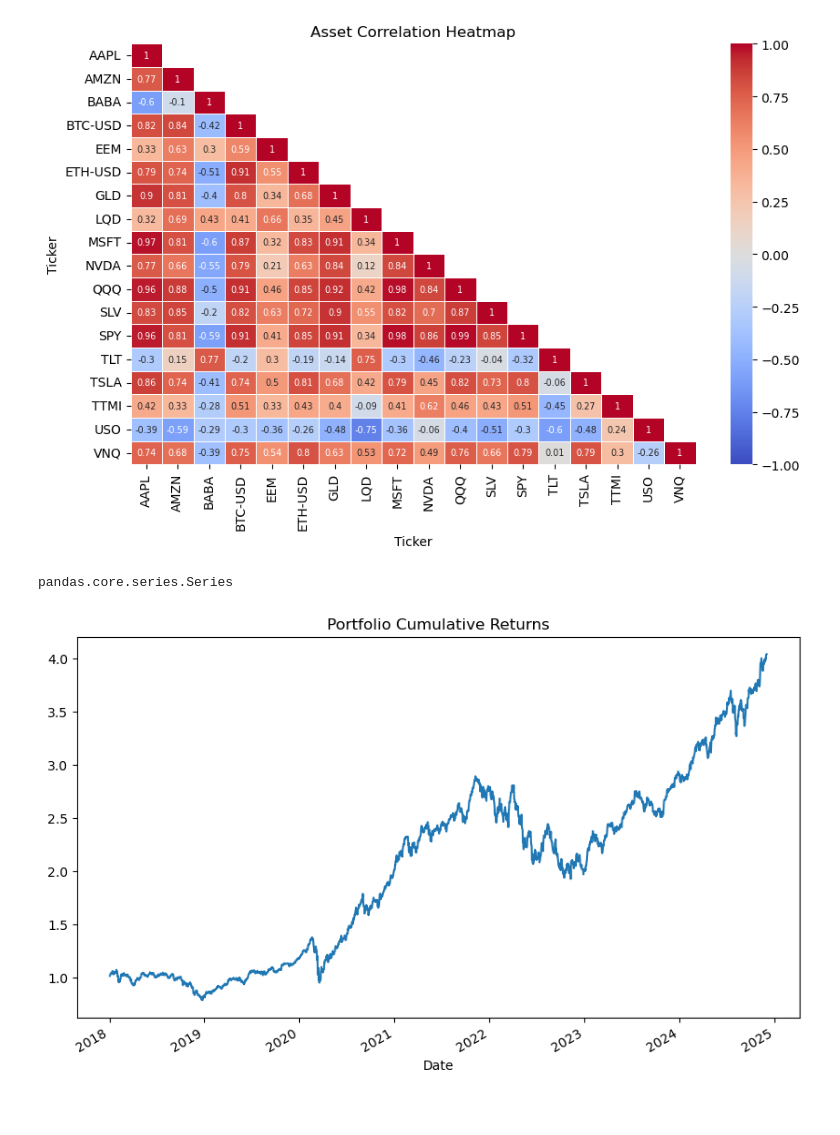
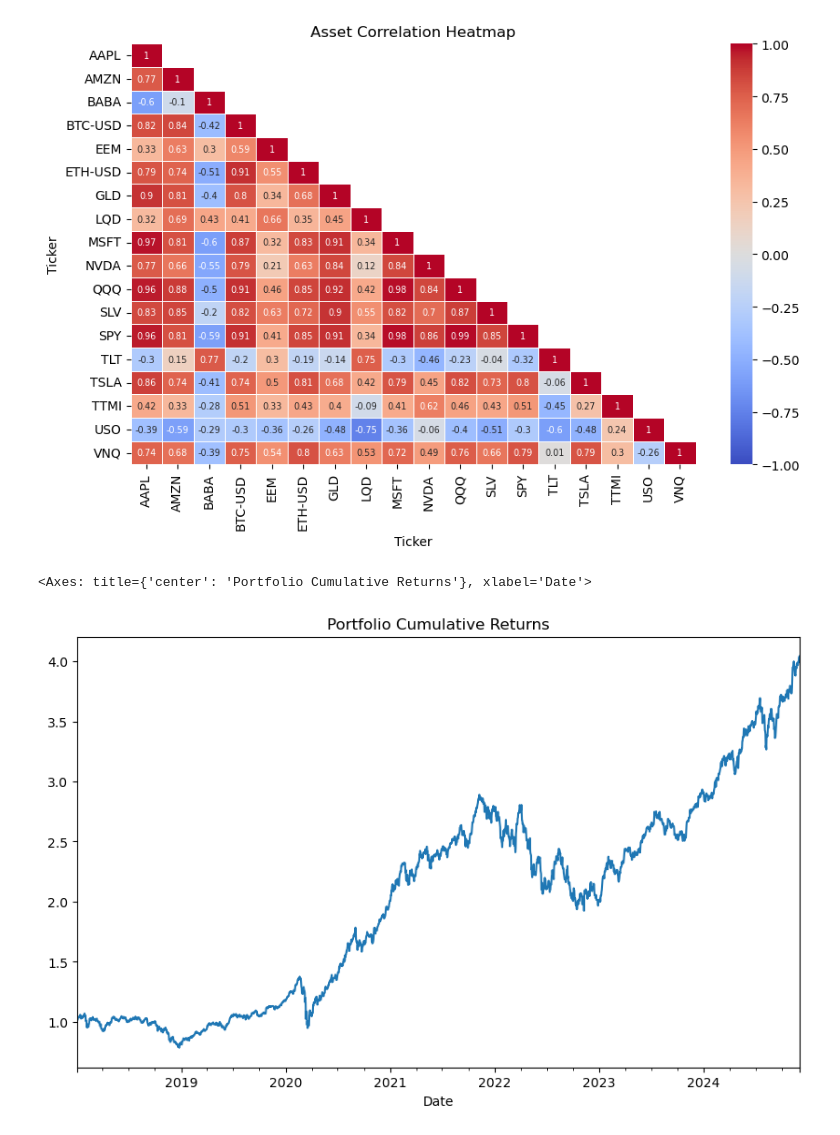
Before and after one commit to alexrsanderson/QuantAI, a Jupyter notebook: portfolio.ipynb, the cells around one changed output. Cells and saved outputs as stored; diff of their text form; code cells hidden in the pictures.

```diff
--- a/portfolio.ipynb
+++ b/portfolio.ipynb
@@ -25,13 +31,12 @@ sns.heatmap(corr, cmap='coolwarm', annot=True, linewidths=0.5, vmin=-1, vmax=1,m
 # %%
 if not df.empty:
     returns = df.pct_change().dropna(how='all')
     #Equally weighted portfolio
     weight = [1/len(tickers)] * len(tickers)
     portfolio_returns = returns.dot(weight)
     cum_returns = (1 + portfolio_returns).cumprod()
 cum_returns.plot(title="Portfolio Cumulative Returns", figsize=(10, 6))
-type(portfolio_returns)
 # %% [output]
-pandas.core.series.Series
+<Axes: title={'center': 'Portfolio Cumulative Returns'}, xlabel='Date'>
-[figure, old version]
+[figure, new version]
 # %%
```
Also changed, not shown: parts of 9 cells of this notebook, 2 other files.
